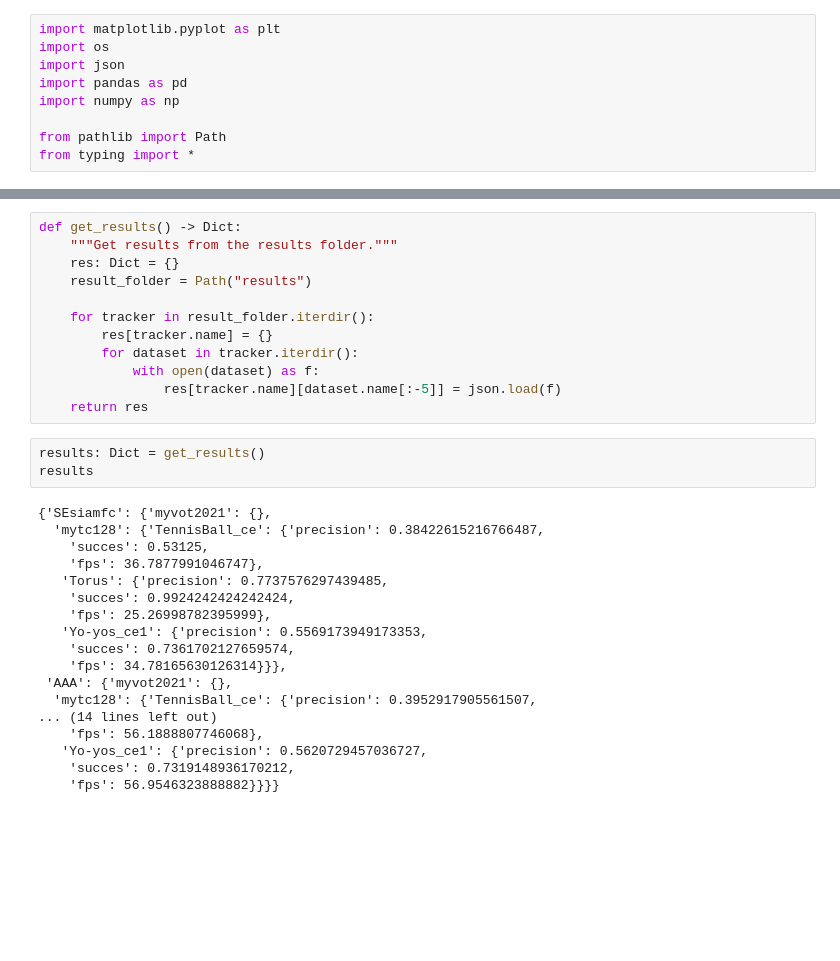
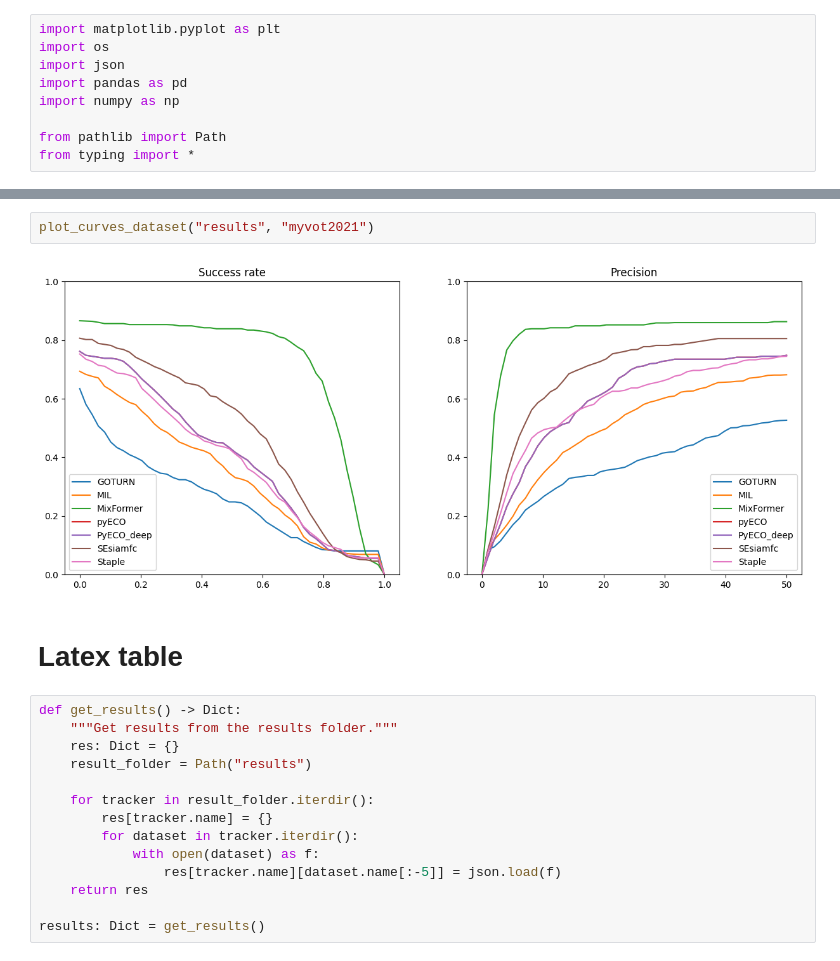
Before and after one commit to SCIA-Premium/DNN, a Jupyter notebook: benchmark_stats.ipynb, the cells around one changed output, grey strips where cells are left out. Saved outputs shown, nothing was run; the diff lists cells and outputs as text; blank space fills up the shorter version.

```diff
--- a/benchmark_stats.ipynb
+++ b/benchmark_stats.ipynb
@@ -14,3 +89,9 @@ from typing import *
+# %%
+plot_curves_dataset("results", "myvot2021")
+# %% [output]
+[figure, added]
+# %% [markdown]
+# Latex table
 # %%
 def get_results() -> Dict:
     """Get results from the results folder."""
@@ -23,24 +104,5 @@ def get_results() -> Dict:
             with open(dataset) as f:
                 res[tracker.name][dataset.name[:-5]] = json.load(f)
     return res
+
+results: Dict = get_results()
-# %%
-results: Dict = get_results()
-results
-# %% [output]
-{'SEsiamfc': {'myvot2021': {},
-  'mytc128': {'TennisBall_ce': {'precision': 0.38422615216766487,
-    'succes': 0.53125,
-    'fps': 36.7877991046747},
-   'Torus': {'precision': 0.7737576297439485,
-    'succes': 0.9924242424242424,
-    'fps': 25.26998782395999},
-   'Yo-yos_ce1': {'precision': 0.5569173949173353,
-    'succes': 0.7361702127659574,
-    'fps': 34.78165630126314}}},
- 'AAA': {'myvot2021': {},
-  'mytc128': {'TennisBall_ce': {'precision': 0.3952917905561507,
-... (14 lines left out)
-    'fps': 56.1888807746068},
-   'Yo-yos_ce1': {'precision': 0.5620729457036727,
-    'succes': 0.7319148936170212,
-    'fps': 56.9546323888882}}}}
```
Also changed, not shown: parts of 8 cells of this notebook.
